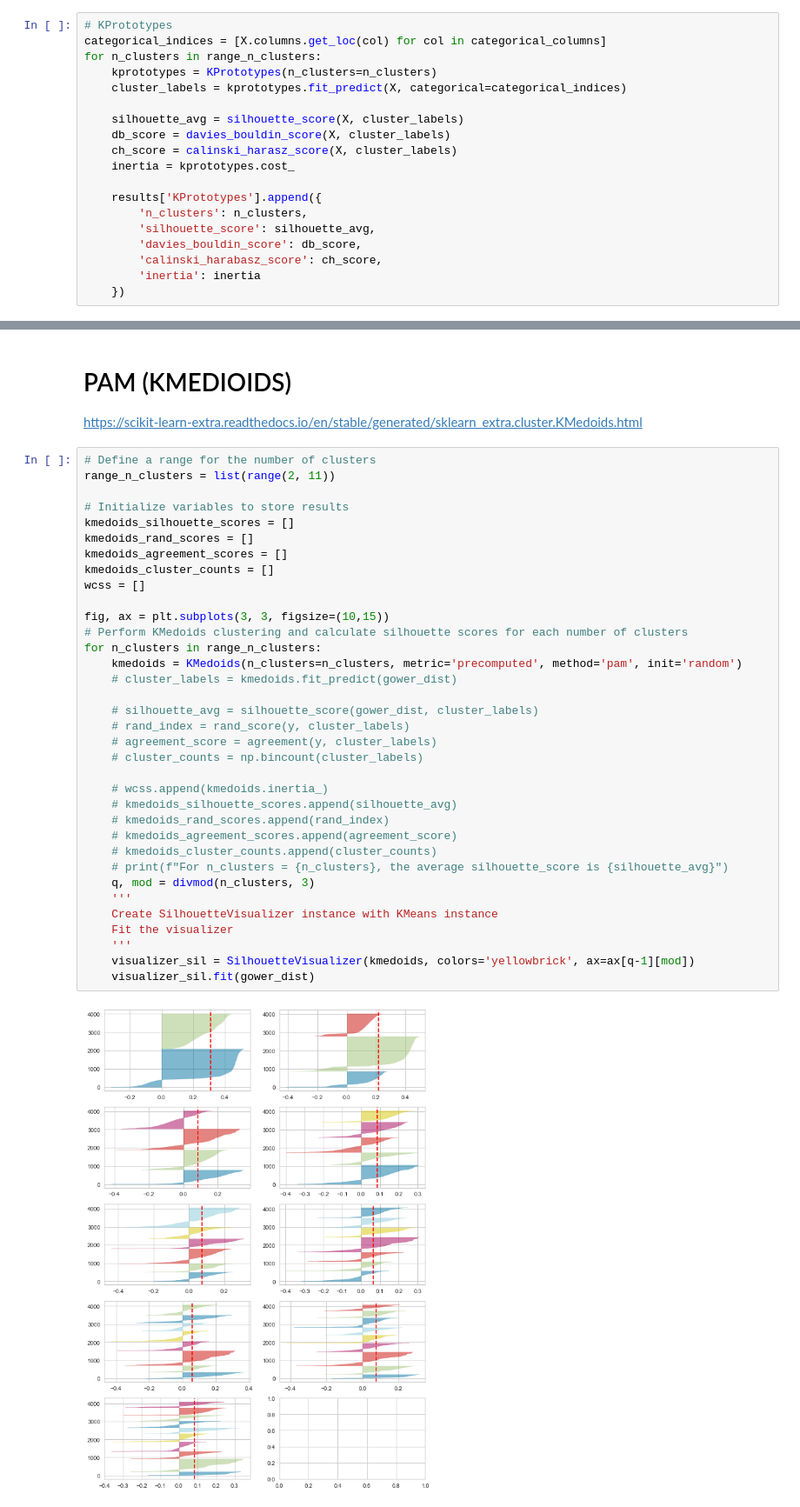
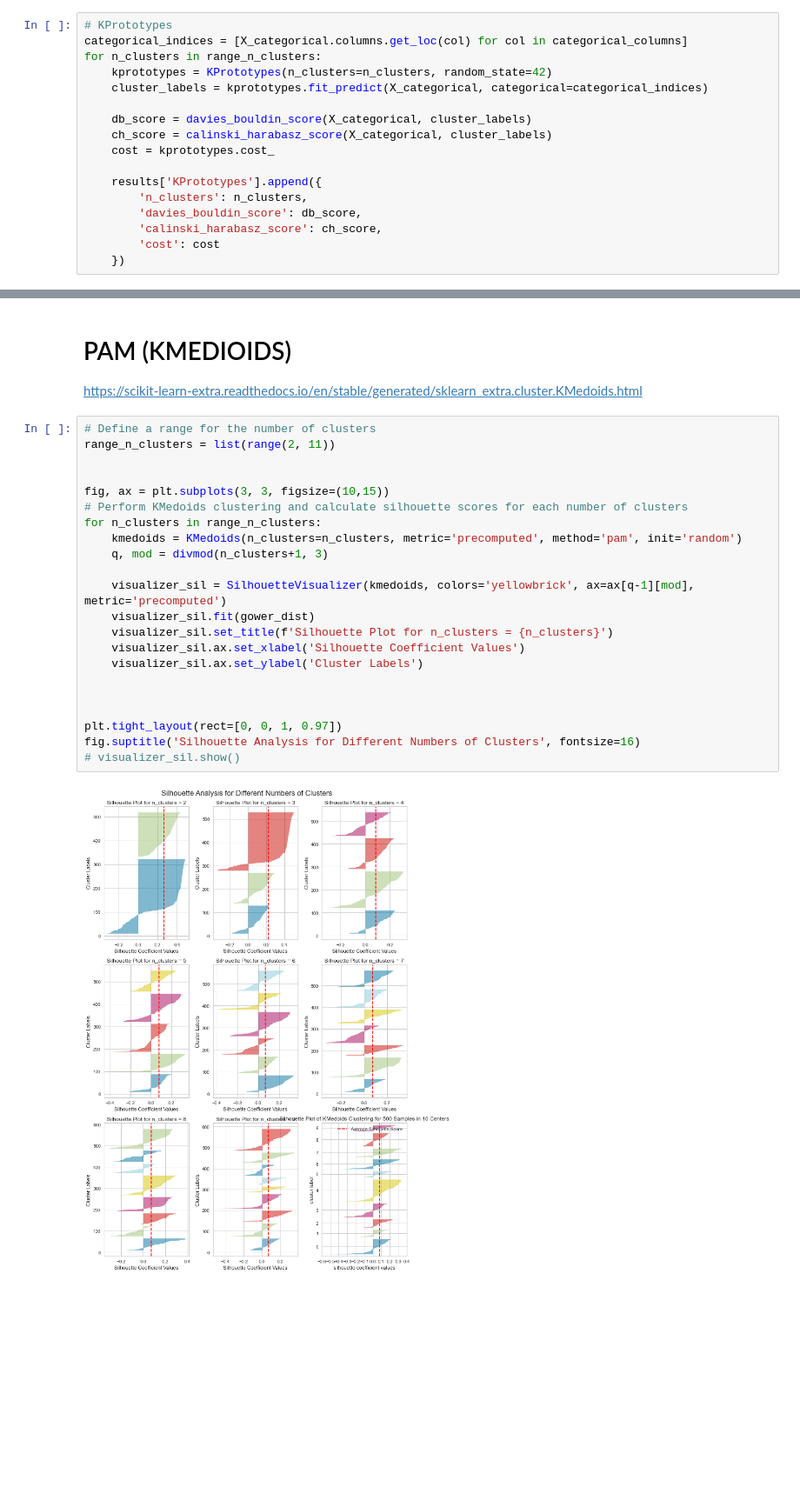
Before and after one commit to Paulina-Iwach/Data_Mining_Project, a Jupyter notebook: cluster_analysis.ipynb, the cells around one changed output, grey strips where cells are left out. Shown at 87% size. Cells and saved outputs as stored; diff of their text form; blank space fills up the shorter version.

Commit message:
clustering

```diff
--- a/cluster_analysis.ipynb
+++ b/cluster_analysis.ipynb
@@ -99,19 +105,17 @@ for method in linkage_methods:
 # %%
 # KPrototypes
-categorical_indices = [X.columns.get_loc(col) for col in categorical_columns]
+categorical_indices = [X_categorical.columns.get_loc(col) for col in categorical_columns]
 for n_clusters in range_n_clusters:
-    kprototypes = KPrototypes(n_clusters=n_clusters)
-    cluster_labels = kprototypes.fit_predict(X, categorical=categorical_indices)
+    kprototypes = KPrototypes(n_clusters=n_clusters, random_state=42)
+    cluster_labels = kprototypes.fit_predict(X_categorical, categorical=categorical_indices)
 
-    silhouette_avg = silhouette_score(X, cluster_labels)
-    db_score = davies_bouldin_score(X, cluster_labels)
-    ch_score = calinski_harasz_score(X, cluster_labels)
-    inertia = kprototypes.cost_
+    db_score = davies_bouldin_score(X_categorical, cluster_labels)
+    ch_score = calinski_harabasz_score(X_categorical, cluster_labels)
+    cost = kprototypes.cost_
 
     results['KPrototypes'].append({
         'n_clusters': n_clusters,
-        'silhouette_score': silhouette_avg,
         'davies_bouldin_score': db_score,
         'calinski_harabasz_score': ch_score,
-        'inertia': inertia
+        'cost': cost
     })
@@ -124,37 +319,24 @@ https://scikit-learn-extra.readthedocs.io/en/stable/generated/sklearn_extra.clus
 # %%
 # Define a range for the number of clusters
 range_n_clusters = list(range(2, 11))
 
-# Initialize variables to store results
-kmedoids_silhouette_scores = []
-kmedoids_rand_scores = []
-kmedoids_agreement_scores = []
-kmedoids_cluster_counts = []
-wcss = []
 
 fig, ax = plt.subplots(3, 3, figsize=(10,15))
 # Perform KMedoids clustering and calculate silhouette scores for each number of clusters
 for n_clusters in range_n_clusters:
     kmedoids = KMedoids(n_clusters=n_clusters, metric='precomputed', method='pam', init='random')
-    # cluster_labels = kmedoids.fit_predict(gower_dist)
+    q, mod = divmod(n_clusters+1, 3)
 
-    # silhouette_avg = silhouette_score(gower_dist, cluster_labels)
-    # rand_index = rand_score(y, cluster_labels)
-    # agreement_score = agreement(y, cluster_labels)
-    # cluster_counts = np.bincount(cluster_labels)
+    visualizer_sil = SilhouetteVisualizer(kmedoids, colors='yellowbrick', ax=ax[q-1][mod], metric='precomputed')
+    visualizer_sil.fit(gower_dist)
+    visualizer_sil.set_title(f'Silhouette Plot for n_clusters = {n_clusters}')
+    visualizer_sil.ax.set_xlabel('Silhouette Coefficient Values')
+    visualizer_sil.ax.set_ylabel('Cluster Labels')
 
-    # wcss.append(kmedoids.inertia_)
-    # kmedoids_silhouette_scores.append(silhouette_avg)
-    # kmedoids_rand_scores.append(rand_index)
-    # kmedoids_agreement_scores.append(agreement_score)
-    # kmedoids_cluster_counts.append(cluster_counts)
-    # print(f"For n_clusters = {n_clusters}, the average silhouette_score is {silhouette_avg}")
-    q, mod = divmod(n_clusters, 3)
-    '''
-    Create SilhouetteVisualizer instance with KMeans instance
-    Fit the visualizer
-    '''
-    visualizer_sil = SilhouetteVisualizer(kmedoids, colors='yellowbrick', ax=ax[q-1][mod])
-    visualizer_sil.fit(gower_dist)
+
+
+plt.tight_layout(rect=[0, 0, 1, 0.97])
+fig.suptitle('Silhouette Analysis for Different Numbers of Clusters', fontsize=16)
+# visualizer_sil.show()
 # %% [output]
-[figure, old version]
+[figure, new version]
```
Also changed, not shown: parts of 39 cells of this notebook, 20 other files.
